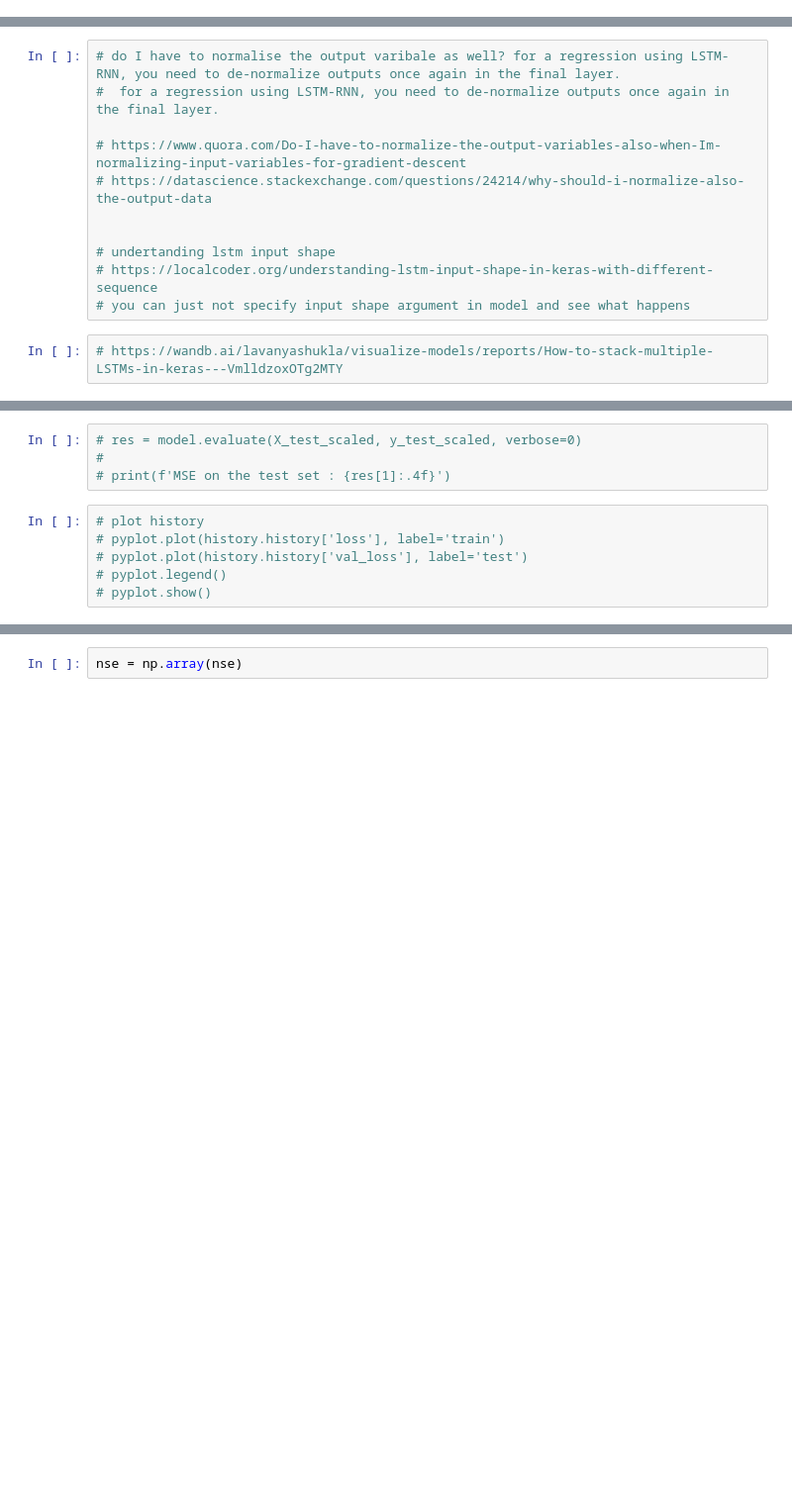
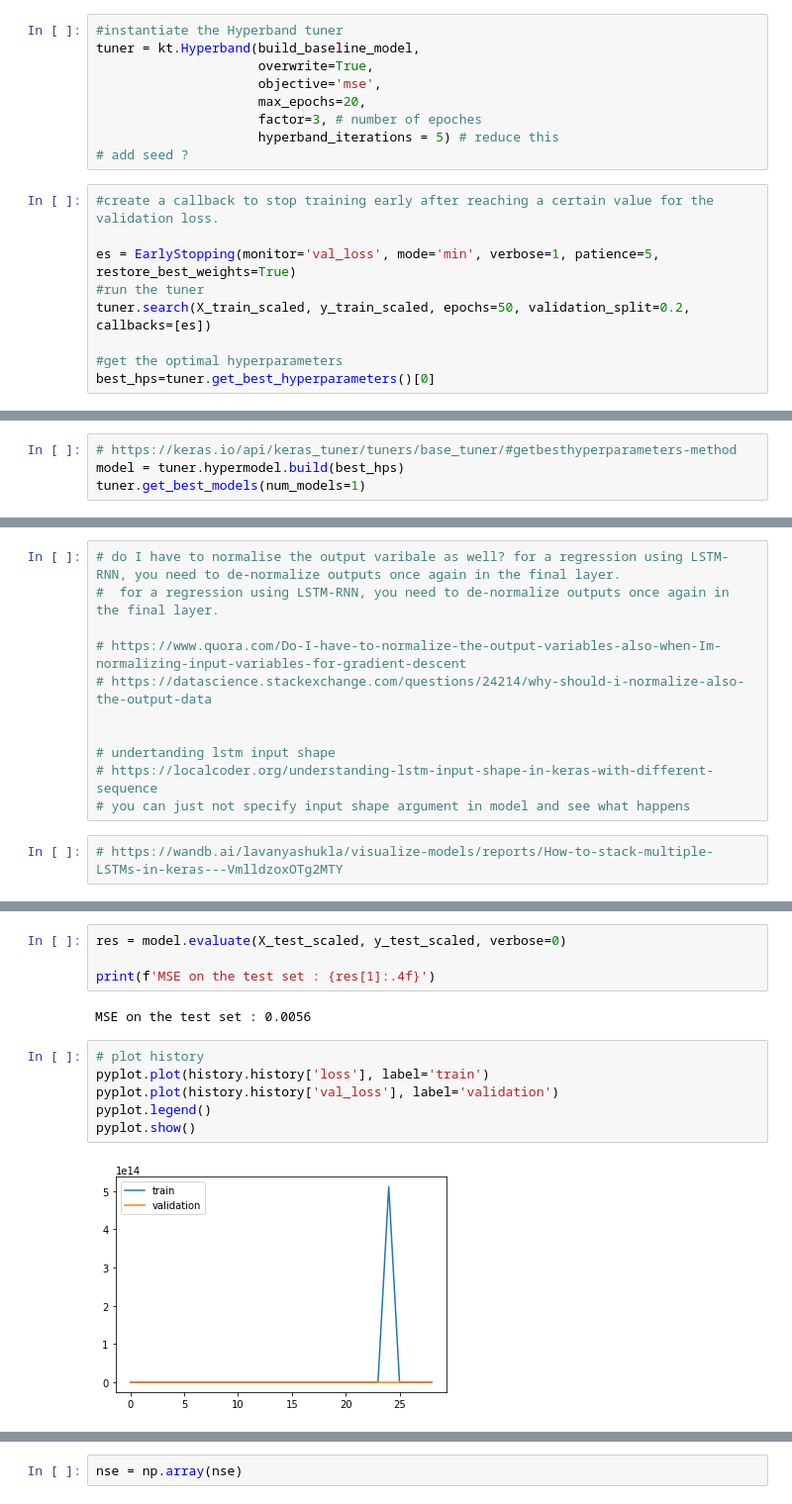
Before and after one commit to Maryam-Afshari/thesis, a Jupyter notebook: LSTM.ipynb, the cells around one changed output, grey strips where cells are left out. Shown at 99% size. Saved outputs shown, nothing was run; the diff lists cells and outputs as text; blank space fills up the shorter version.

```diff
--- a/LSTM.ipynb
+++ b/LSTM.ipynb
@@ -232,0 +278,18 @@ y_test_scaled.shape
+# %%
+#instantiate the Hyperband tuner
+tuner = kt.Hyperband(build_baseline_model,
+                     overwrite=True,
+                     objective='mse',
+                     max_epochs=20,
+                     factor=3, # number of epoches
+                     hyperband_iterations = 5) # reduce this
+# add seed ?
+# %%
+#create a callback to stop training early after reaching a certain value for the validation loss.
+
+es = EarlyStopping(monitor='val_loss', mode='min', verbose=1, patience=5, restore_best_weights=True)
+#run the tuner
+tuner.search(X_train_scaled, y_train_scaled, epochs=50, validation_split=0.2, callbacks=[es])
+
+#get the optimal hyperparameters
+best_hps=tuner.get_best_hyperparameters()[0]
@@ -232,0 +318,4 @@ y_test_scaled.shape
+# %%
+# https://keras.io/api/keras_tuner/tuners/base_tuner/#getbesthyperparameters-method
+model = tuner.hypermodel.build(best_hps)
+tuner.get_best_models(num_models=1)
@@ -294,11 +500,15 @@ Wall time: 1 ms
 # %%
-# res = model.evaluate(X_test_scaled, y_test_scaled, verbose=0)
-#
-# print(f'MSE on the test set : {res[1]:.4f}')
+res = model.evaluate(X_test_scaled, y_test_scaled, verbose=0)
+
+print(f'MSE on the test set : {res[1]:.4f}')
+# %% [output]
+MSE on the test set : 0.0056
 # %%
 # plot history
-# pyplot.plot(history.history['loss'], label='train')
-# pyplot.plot(history.history['val_loss'], label='test')
-# pyplot.legend()
-# pyplot.show()
+pyplot.plot(history.history['loss'], label='train')
+pyplot.plot(history.history['val_loss'], label='validation')
+pyplot.legend()
+pyplot.show()
+# %% [output]
+[figure, added]
 # %%
```
Also changed, not shown: parts of 29 cells of this notebook.
